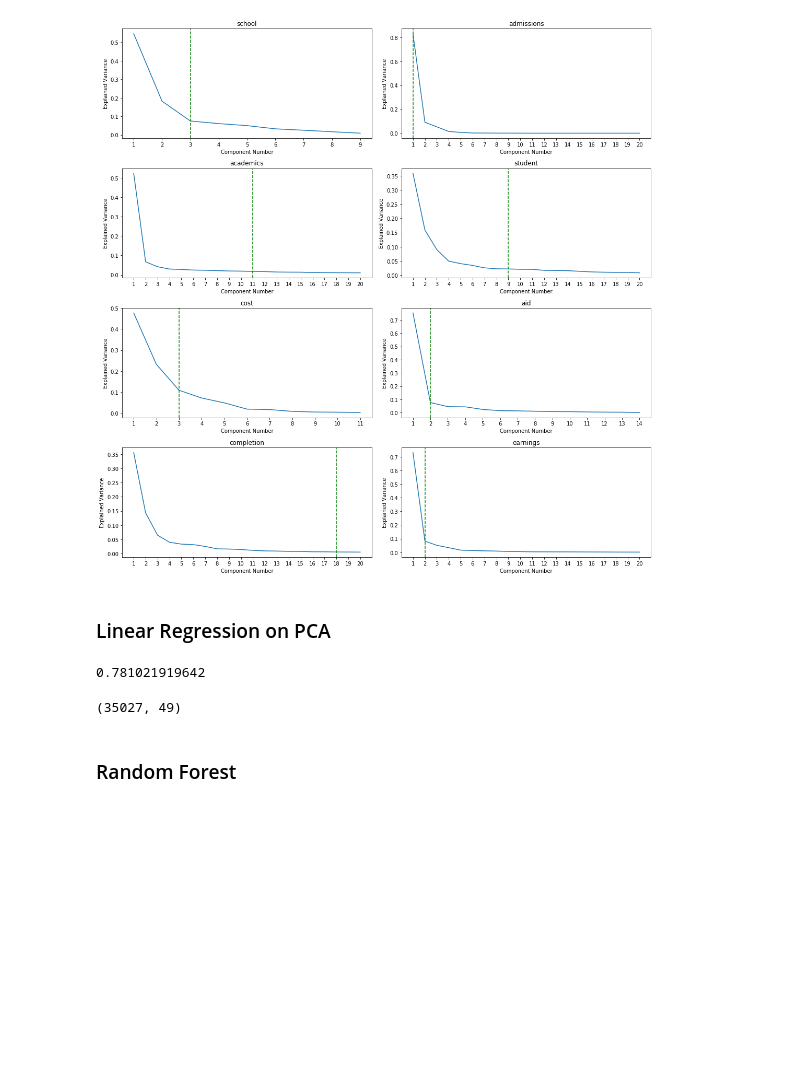
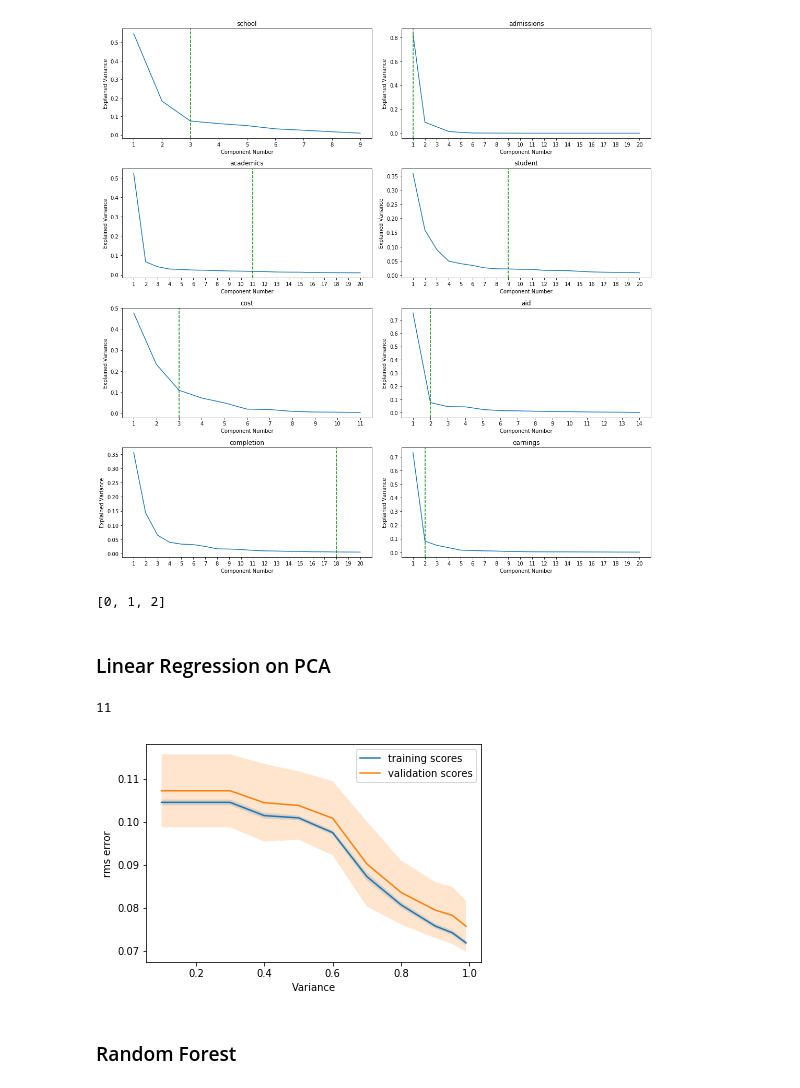
Before and after one commit to UNCG-CSE/Uni-X, a Jupyter notebook: codes/PCA_Regression.ipynb, the cells around one changed output. Drawn from its saved outputs; the diff is of its cells as text; code cells hidden in the pictures; blank space fills up the shorter version.

```diff
--- a/codes/PCA_Regression.ipynb
+++ b/codes/PCA_Regression.ipynb
@@ -64,6 +86,10 @@ for cat in cat_list:
 plt.tight_layout()
 # %% [output]
 [figure]
+# %%
+[i for i, a in enumerate([11,21,31])]
+# %% [output]
+[0, 1, 2]
 # %% [markdown]
 ### Linear Regression on PCA
 # %%
@@ -77,33 +103,52 @@ import math
 
 def rms_error(model, X, y):
     y_pred = model.predict(X)
+    p_pred=np.exp(y_pred)/(1+np.exp(y_pred))
+    p=np.exp(y)/(1+np.exp(y))
+    return np.sqrt(np.mean((p - p_pred) ** 2))
+
+def rms_error0(model, X, y):
+    y_pred = model.predict(X)
     return np.sqrt(np.mean((y - y_pred) ** 2))
 
-
 #pca = PCA(n_components=3)
-var=0.8
-X_trans=None
-for cat in cat_list:
-    variables=dic.loc[dic.category==cat,'name']
-    XX=X.loc[:,np.array(variables)].fillna(0)
-    pca=PCA(var)
-    XX_trans=pca.fit_transform(XX)
-    XX_trans=pd.DataFrame(XX_trans)
-    X_trans=pd.concat([X_trans,XX_trans],axis=1)
-X_trans.shape
-y=rpyrt.RPY_1YR_RT
-model=LinearRegression()
-model.fit(X_trans,y)
-model.score(X_trans,y)
-cv=cross_val_score(LinearRegression(), X_trans, y ,cv=10)
-print cv.mean()
-#val_train, val_test=validation_curve(LinearRegression(), X_trans, y, 'fit_intercept',[True],cv=10,scoring=rms_error)
-#print val_train.mean()
-#print val_test.mean()
-X_trans.shape
+vars=[0.1,0.2,0.3,0.4,0.5,0.6,0.7,0.8,0.9,0.95,0.99]
+cv=10
+val_train=np.zeros((len(vars),cv))
+val_test=np.zeros((len(vars),cv))
+for i, var in enumerate(vars):
+    X_trans=None
+    for cat in cat_list:
+        variables=dic.loc[dic.category==cat,'name']
+        XX=X.loc[:,np.array(variables)].fillna(0)
+        pca=PCA(var)
+        XX_trans=pca.fit_transform(XX)
+        XX_trans=pd.DataFrame(XX_trans)
+        X_trans=pd.concat([X_trans,XX_trans],axis=1)
+    y=rpyrt.RPY_1YR_RT
+    model=LinearRegression()
+    model.fit(X_trans,y)
+    model.score(X_trans,y)
+    #cv=cross_val_score(LinearRegression(), X_trans, y ,cv=10)
+    #print cv.mean()
+    val_train[i,:], val_test[i,:]=validation_curve(LinearRegression(), X_trans, y, 'fit_intercept',[True],cv=10,scoring=rms_error)
-# %% [output]
-0.781021919642
-(35027, 49)
+# %%
+len(val_train.mean(1))
+# %% [output]
+11
+# %%
+def plot_with_err(x, data, **kwargs):
+    mu, std = data.mean(1), data.std(1)
+    lines = plt.plot(x, mu, '-', **kwargs)
+    plt.fill_between(x, mu - std, mu + std, edgecolor='none',
+                     facecolor=lines[0].get_color(), alpha=0.2)
+
+plot_with_err(vars, val_train, label='training scores')
+plot_with_err(vars, val_test, label='validation scores')
+plt.xlabel('Variance'); plt.ylabel('rms error')
+plt.legend();
+# %% [output]
+[figure, added]
 # %% [markdown]
 ### Random Forest
 # %%
```
Also changed, not shown: parts of 16 cells of this notebook.
